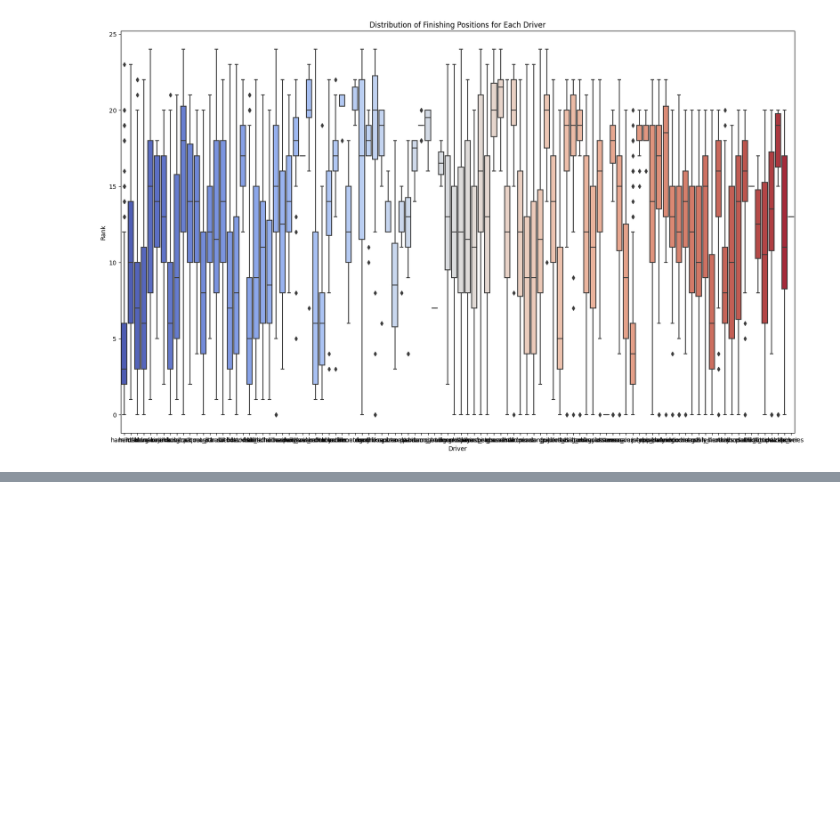
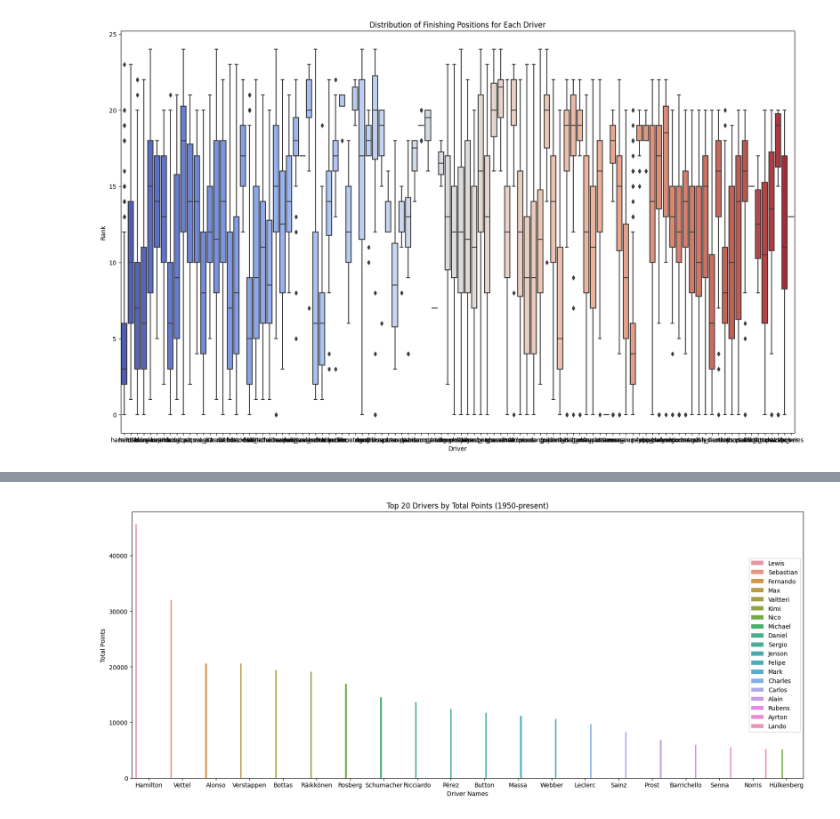
Before and after one commit to ESPersonnel/Lux-Dev-Data-Science, a Jupyter notebook: week-4/F1-EDA.ipynb, the cells around one changed output, grey strips where cells are left out. Drawn from its saved outputs; the diff is of its cells as text; code cells hidden in the pictures; blank space fills up the shorter version.

```diff
--- a/week-4/F1-EDA.ipynb
+++ b/week-4/F1-EDA.ipynb
@@ -11,3 +3,20 @@ drivers = pd.read_csv('./f1-1950-2023/drivers.csv')
+# %%
+import pandas as pd
+import numpy as np
+import matplotlib.pyplot as plt
+import seaborn as sns
+import networkx as nx
+
+# Load data
+circuits_df = pd.read_csv('./f1-1950-2023/circuits.csv')
+drivers_df = pd.read_csv('./f1-1950-2023/drivers.csv')
+driver_standings_df = pd.read_csv('./f1-1950-2023/driver_standings.csv')
+lap_times_df = pd.read_csv('./f1-1950-2023/lap_times.csv')
+races_df = pd.read_csv('./f1-1950-2023/races.csv')
+results_df = pd.read_csv('./f1-1950-2023/results.csv')
+seasons_df = pd.read_csv('./f1-1950-2023/seasons.csv')
+constructors_df = pd.read_csv('./f1-1950-2023/constructors.csv')
+constructor_standings_df = pd.read_csv('./f1-1950-2023/constructor_standings.csv')
 # %%
 # Load the lap_times dataframe
 lap_times_df = pd.read_csv('./f1-1950-2023/lap_times.csv')
@@ -73,0 +174,22 @@ KeyError: 'year'
+# %%
+
+
+# Merge driver_standings and drivers datasets on driverId
+driver_points_df = pd.merge(driver_standings_df, drivers_df, on='driverId')
+
+# Group by driver name and sum up points
+driver_points_total = driver_points_df.groupby(['forename', 'surname'])['points'].sum().reset_index()
+
+# Sort by total points and get top 20 drivers
+top_20_drivers = driver_points_total.sort_values(by='points', ascending=False)[:20]
+
+# Create bar plot of top 20 drivers by points
+plt.figure(figsize=(20, 8))
+sns.barplot(data=top_20_drivers, x='surname', y='points', hue='forename')
+plt.xlabel('Driver Names')
+plt.ylabel('Total Points')
+plt.title('Top 20 Drivers by Total Points (1950-present)')
+plt.legend(loc='center right')
+plt.show()
+# %% [output]
+[figure, added]
```
Also changed, not shown: parts of 7 cells of this notebook.
